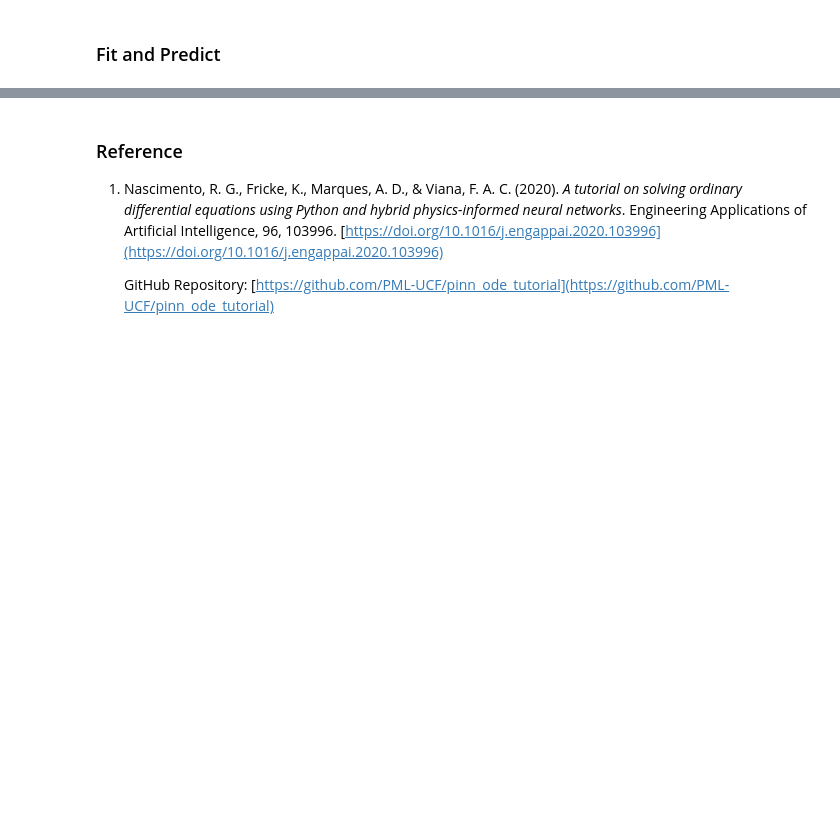
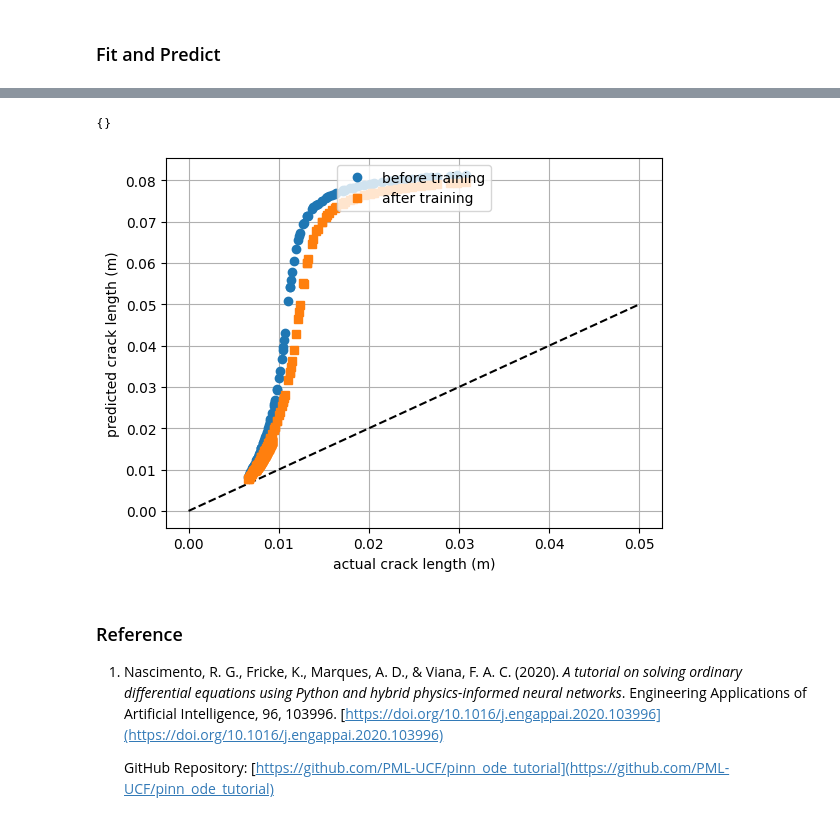
Before and after one commit to IsseiMatsuzoe/PINN, a Jupyter notebook: Solving First Order Differential Equation with Hybrid PINN.ipynb, the cells around one changed output, grey strips where cells are left out. Saved outputs shown, nothing was run; the diff lists cells and outputs as text; code cells hidden in the pictures; blank space fills up the shorter version.

```diff
--- a/Solving First Order Differential Equation with Hybrid PINN.ipynb
+++ b/Solving First Order Differential Equation with Hybrid PINN.ipynb
@@ -185,3 +229,45 @@ plt.show()
+# %%
+Stest = np.asarray(pd.read_csv('./data/Stest.csv'))[:, :, np.newaxis]
+atest = np.asarray(pd.read_csv('./data/atest.csv'))
+a0    = np.asarray(pd.read_csv('./data/a0.csv'))[0,0]*np.ones((Stest.shape[0],1))
+
+# stress-intensity layer
+dKlayer = Sequential()
+dKlayer.add(Normalization(70, 160, 0.005, 0.03))
+dKlayer.add(Dense(5, activation='tanh'))
+dKlayer.add(Dense(1))
+
+# weight initialization
+S_range  = np.linspace(70, 160, 1000)
+a_range  = np.linspace(0.005, 0.03, 1000)[np.random.permutation(np.arange(1000))]
+dK_range = -12.05 + 0.24 * S_range + 760.0 * a_range
+
+dKlayer.compile(loss='mse', optimizer=RMSprop(1e-2))
+inputs_train = np.transpose(np.asarray([S_range, a_range]))
+dKlayer.fit(inputs_train, dK_range, epochs=100, verbose=0)
+
+# building the model and predicting before "training"
+model = create_model(C=C, m=m, a0=convert_to_tensor(a0, dtype=float32),
+                        dKlayer=dKlayer, return_sequences=True, batch_input_shape=Stest.shape)
+aBefore = model.predict_on_batch(Stest)[:,:,0]
+
+# loading weights from trained model
+model.load_weights("./savedmodels/cp.weights.h5")
+aAfter = model.predict_on_batch(Stest)[:,:,0]
+# %% [output]
+{}
+# %%
+fig = plt.figure()
+plt.plot([0,0.05],[0,0.05],'--k')
+plt.plot(atest[:,-1],aBefore[:,-1],'o', label = 'before training')
+plt.plot(atest[:,-1],aAfter[:,-1], 's', label = 'after training')
+plt.xlabel("actual crack length (m)")
+plt.ylabel("predicted crack length (m)")
+plt.legend(loc = 'upper center',facecolor = 'w')
+plt.grid(which='both')
+plt.show()
+# %% [output]
+[figure, added]
 # %% [markdown]
 ### Reference
 
```
Also changed, not shown: parts of 8 cells of this notebook, 1 other file.
